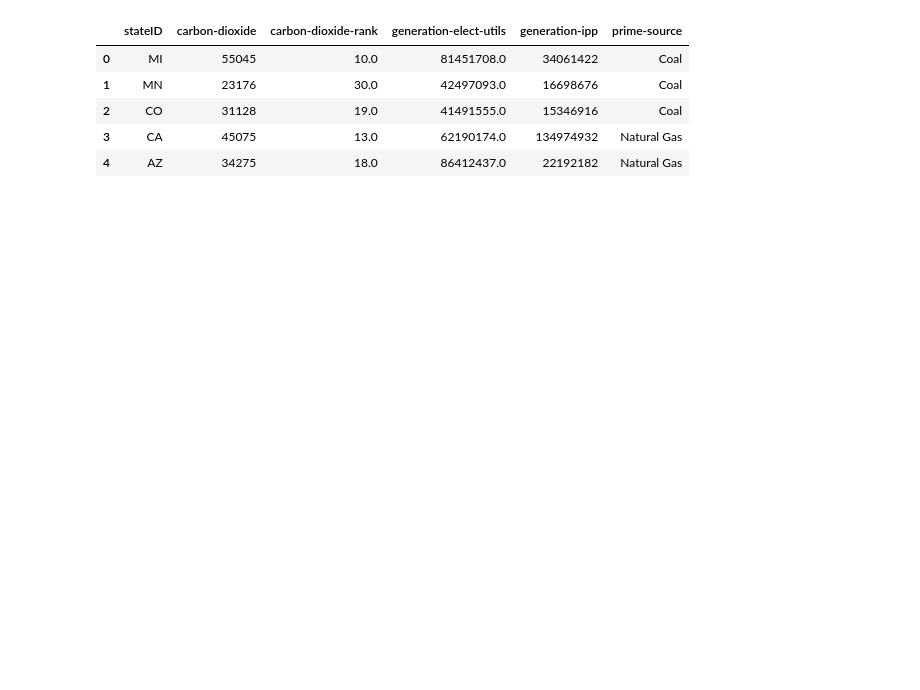
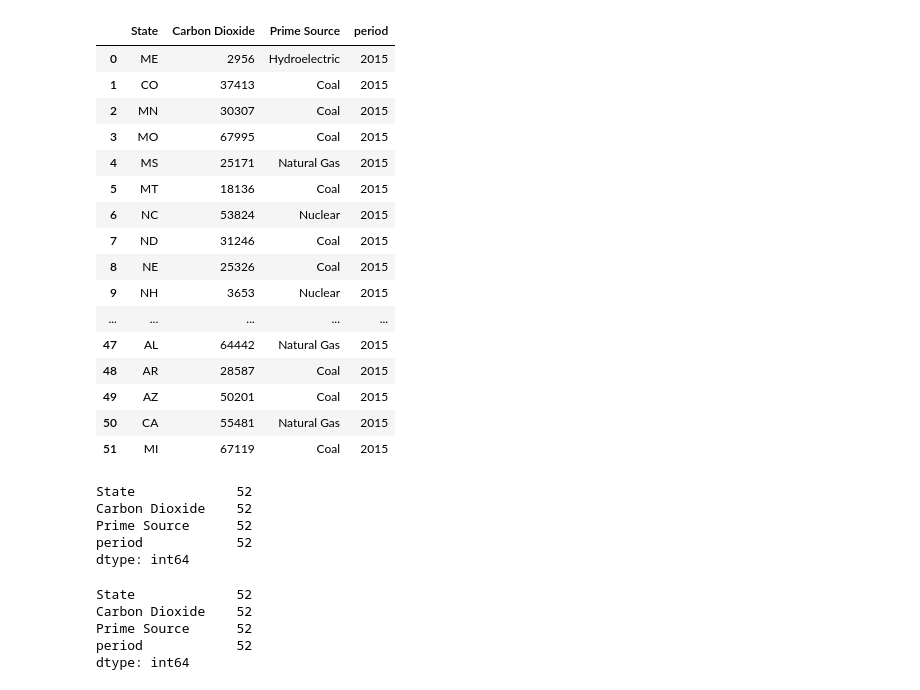
Before and after one commit to Sager9/GDP-to-CO2-Emission, a Jupyter notebook: Untitled-1.ipynb, the cells around one changed output. Saved outputs shown, nothing was run; the diff lists cells and outputs as text; code cells hidden in the pictures; blank space fills up the shorter version.

```diff
--- a/Untitled-1.ipynb
+++ b/Untitled-1.ipynb
@@ -25,13 +26 @@ df.head()
 5 rows × 24 columns
-# %%
-# reduced_column = df[["fuel-name", "state-name", "value", "value-units", "sector-name"]]
-reduced_column = df[['stateID', 'carbon-dioxide', 'carbon-dioxide-rank', 'generation-elect-utils',
-                    'generation-ipp', 'prime-source']]
-reduced_column.head()
-# %% [output]
-|  | stateID | carbon-dioxide | carbon-dioxide-rank | generation-elect-utils | generation-ipp | prime-source |
-| 0 | MI | 55045 | 10.0 | 81451708.0 | 34061422 | Coal |
-| 1 | MN | 23176 | 30.0 | 42497093.0 | 16698676 | Coal |
-| 2 | CO | 31128 | 19.0 | 41491555.0 | 15346916 | Coal |
-| 3 | CA | 45075 | 13.0 | 62190174.0 | 134974932 | Natural Gas |
-| 4 | AZ | 34275 | 18.0 | 86412437.0 | 22192182 | Natural Gas |
@@ -41,0 +27,33 @@ reduced_column.head()
+# %%
+reduced_column = df[['stateDescription', 'carbon-dioxide', 'prime-source', 'period']]
+# reduced_column.head()
+# %%
+rename = reduced_column.rename(columns=({"stateDescription": "State", "prime-source": "Prime Source",
+     "generation-ipp": "Independent Generation", "generation-elect-utils": "Utilities Generation", "carbon-dioxide": "Carbon Dioxide"}))
+rename
+# %% [output]
+|  | State | Carbon Dioxide | Prime Source | period |
+| 0 | ME | 2956 | Hydroelectric | 2015 |
+| 1 | CO | 37413 | Coal | 2015 |
+| 2 | MN | 30307 | Coal | 2015 |
+| 3 | MO | 67995 | Coal | 2015 |
+| 4 | MS | 25171 | Natural Gas | 2015 |
+| 5 | MT | 18136 | Coal | 2015 |
+| 6 | NC | 53824 | Nuclear | 2015 |
+| 7 | ND | 31246 | Coal | 2015 |
+| 8 | NE | 25326 | Coal | 2015 |
+| 9 | NH | 3653 | Nuclear | 2015 |
+| ... | ... | ... | ... | ... |
+| 47 | AL | 64442 | Natural Gas | 2015 |
+| 48 | AR | 28587 | Coal | 2015 |
+| 49 | AZ | 50201 | Coal | 2015 |
+| 50 | CA | 55481 | Natural Gas | 2015 |
+| 51 | MI | 67119 | Coal | 2015 |
+# %%
+rename.count()
+# %% [output]
+State             52
+Carbon Dioxide    52
+Prime Source      52
+period            52
+dtype: int64
@@ -41,0 +63,8 @@ reduced_column.head()
+# %%
+no_null_df.count()
+# %% [output]
+State             52
+Carbon Dioxide    52
+Prime Source      52
+period            52
+dtype: int64
```
Also changed, not shown: parts of 12 cells of this notebook.
